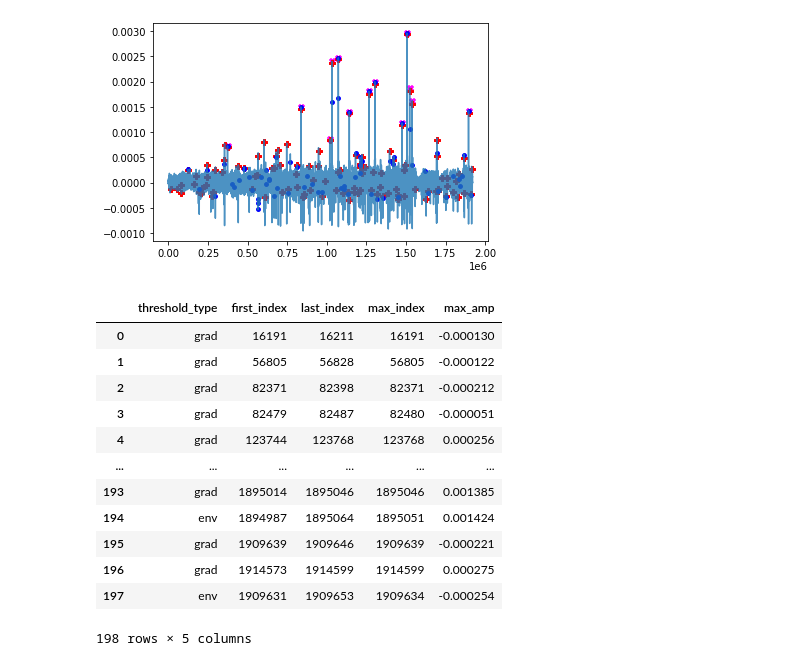
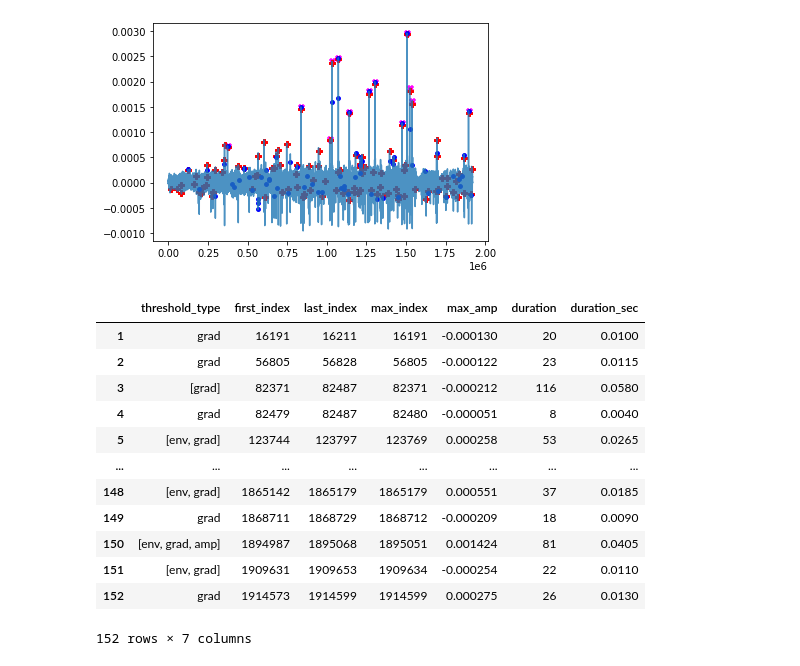
Before and after one commit to The1per/spikes_notebooks, a Jupyter notebook: detector.ipynb, the cells around one changed output. Drawn from its saved outputs; the diff is of its cells as text; code cells hidden in the pictures.

Commit message:
finish detection and union :)

```diff
--- a/detector.ipynb
+++ b/detector.ipynb
@@ -163,26 +169,23 @@ def union_spikes(spikes_df, min_distance_sec, sr):
 # %%
+# init spikes df and union close spikes
+spikes_df = pd.DataFrame(spikes_list, columns=['threshold_type', 'first_index', 'last_index', 'max_index', 'max_amp'])
+spikes_df = spikes_df.astype({"max_index": int})
+union_df = union_spikes(spikes_df, 0.1, sampling_rate)
 if save_csv:
-    spikes_df = pd.DataFrame(spikes_list, columns=['threshold_type', 'first_index', 'last_index', 'max_index', 'max_amp'])
-    spikes_df['duration_sec'] = (spikes_df['last_index'] - spikes_df['first_index']) / sampling_rate
-    spikes_df = spikes_df.astype({"max_index": int})
-    # start index from 1 instead 0
-    spikes_df.index += 1
-    spikes_df.to_csv('C:\\Users\\user\\PycharmProjects\\pythonProject\\results\\402\\402_for_tag_spikes.csv')
+    union_df.to_csv('C:\\Users\\user\\PycharmProjects\\pythonProject\\results\\402\\402_for_tag_spikes.csv')
 # %%
-new_spikes_df = pd.DataFrame(spikes_list, columns=['threshold_type', 'first_index', 'last_index', 'max_index', 'max_amp'])
+union_df
+# %% [output]
+|  | threshold_type | first_index | last_index | max_index | max_amp | duration | duration_sec |
+| 1 | grad | 16191 | 16211 | 16191 | -0.000130 | 20 | 0.0100 |
+| 2 | grad | 56805 | 56828 | 56805 | -0.000122 | 23 | 0.0115 |
+| 3 | [grad] | 82371 | 82487 | 82371 | -0.000212 | 116 | 0.0580 |
+| 4 | grad | 82479 | 82487 | 82480 | -0.000051 | 8 | 0.0040 |
+| 5 | [env, grad] | 123744 | 123797 | 123769 | 0.000258 | 53 | 0.0265 |
+| ... | ... | ... | ... | ... | ... | ... | ... |
+| 148 | [env, grad] | 1865142 | 1865179 | 1865179 | 0.000551 | 37 | 0.0185 |
+| 149 | grad | 1868711 | 1868729 | 1868712 | -0.000209 | 18 | 0.0090 |
+| 150 | [env, grad, amp] | 1894987 | 1895068 | 1895051 | 0.001424 | 81 | 0.0405 |
+| 151 | [env, grad] | 1909631 | 1909653 | 1909634 | -0.000254 | 22 | 0.0110 |
+| 152 | grad | 1914573 | 1914599 | 1914599 | 0.000275 | 26 | 0.0130 |
+152 rows × 7 columns
-# %%
-new_spikes_df
-# %% [output]
-|  | threshold_type | first_index | last_index | max_index | max_amp |
-| 0 | grad | 16191 | 16211 | 16191 | -0.000130 |
-| 1 | grad | 56805 | 56828 | 56805 | -0.000122 |
-| 2 | grad | 82371 | 82398 | 82371 | -0.000212 |
-| 3 | grad | 82479 | 82487 | 82480 | -0.000051 |
-| 4 | grad | 123744 | 123768 | 123768 | 0.000256 |
-| ... | ... | ... | ... | ... | ... |
-| 193 | grad | 1895014 | 1895046 | 1895046 | 0.001385 |
-| 194 | env | 1894987 | 1895064 | 1895051 | 0.001424 |
-| 195 | grad | 1909639 | 1909646 | 1909639 | -0.000221 |
-| 196 | grad | 1914573 | 1914599 | 1914599 | 0.000275 |
-| 197 | env | 1909631 | 1909653 | 1909634 | -0.000254 |
-198 rows × 5 columns
```
Also changed, not shown: parts of 13 cells of this notebook.
